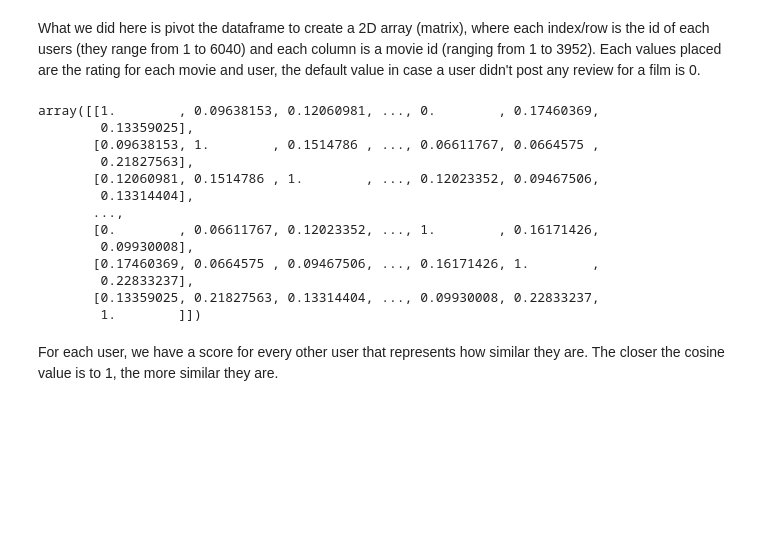
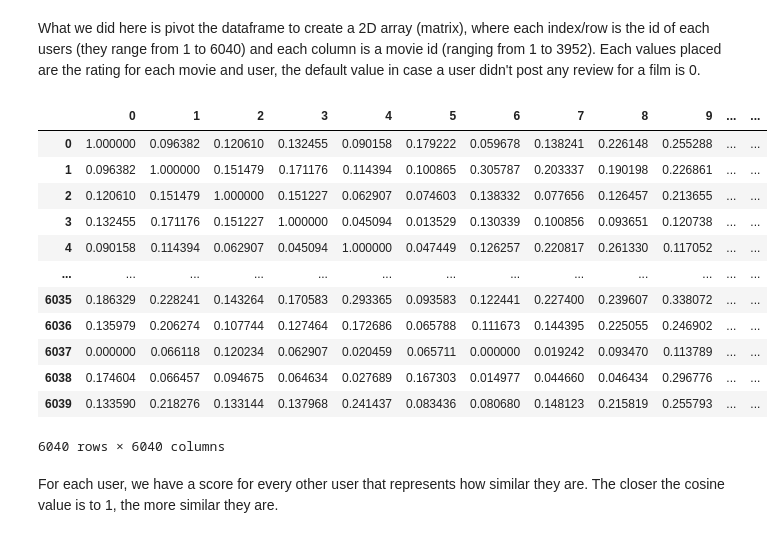
Before and after one commit to nelpats/stage-rs, a Jupyter notebook: notebooks/collaborative_filtering.ipynb, the cells around one changed output. Drawn from its saved outputs; the diff is of its cells as text; code cells hidden in the pictures; blank space fills up the shorter version.

```diff
--- a/notebooks/collaborative_filtering.ipynb
+++ b/notebooks/collaborative_filtering.ipynb
@@ -74,24 +74,25 @@ ratings_matrix.head()
 What we did here is pivot the dataframe to create a 2D array (matrix), where each index/row is the id of each users (they range from 1 to 6040) and each column is a movie id (ranging from 1 to 3952). Each values placed are the rating for each movie and user, the default value in case a user didn't post any review for a film is 0.
 # %%
 # Now we compute the consine similarity between users
+from pandas import DataFrame as df
 
 user_similarity = cosine_similarity(ratings_matrix)
 
-user_similarity
+df(user_similarity)
 # %% [output]
+|  | 0 | 1 | 2 | 3 | 4 | 5 | 6 | 7 | 8 | 9 | ... | ... |
+| 0 | 1.000000 | 0.096382 | 0.120610 | 0.132455 | 0.090158 | 0.179222 | 0.059678 | 0.138241 | 0.226148 | 0.255288 | ... | ... |
+| 1 | 0.096382 | 1.000000 | 0.151479 | 0.171176 | 0.114394 | 0.100865 | 0.305787 | 0.203337 | 0.190198 | 0.226861 | ... | ... |
+| 2 | 0.120610 | 0.151479 | 1.000000 | 0.151227 | 0.062907 | 0.074603 | 0.138332 | 0.077656 | 0.126457 | 0.213655 | ... | ... |
+| 3 | 0.132455 | 0.171176 | 0.151227 | 1.000000 | 0.045094 | 0.013529 | 0.130339 | 0.100856 | 0.093651 | 0.120738 | ... | ... |
+| 4 | 0.090158 | 0.114394 | 0.062907 | 0.045094 | 1.000000 | 0.047449 | 0.126257 | 0.220817 | 0.261330 | 0.117052 | ... | ... |
+| ... | ... | ... | ... | ... | ... | ... | ... | ... | ... | ... | ... | ... |
+| 6035 | 0.186329 | 0.228241 | 0.143264 | 0.170583 | 0.293365 | 0.093583 | 0.122441 | 0.227400 | 0.239607 | 0.338072 | ... | ... |
+| 6036 | 0.135979 | 0.206274 | 0.107744 | 0.127464 | 0.172686 | 0.065788 | 0.111673 | 0.144395 | 0.225055 | 0.246902 | ... | ... |
+| 6037 | 0.000000 | 0.066118 | 0.120234 | 0.062907 | 0.020459 | 0.065711 | 0.000000 | 0.019242 | 0.093470 | 0.113789 | ... | ... |
+| 6038 | 0.174604 | 0.066457 | 0.094675 | 0.064634 | 0.027689 | 0.167303 | 0.014977 | 0.044660 | 0.046434 | 0.296776 | ... | ... |
+| 6039 | 0.133590 | 0.218276 | 0.133144 | 0.137968 | 0.241437 | 0.083436 | 0.080680 | 0.148123 | 0.215819 | 0.255793 | ... | ... |
-array([[1.        , 0.09638153, 0.12060981, ..., 0.        , 0.17460369,
-        0.13359025],
-       [0.09638153, 1.        , 0.1514786 , ..., 0.06611767, 0.0664575 ,
-        0.21827563],
-       [0.12060981, 0.1514786 , 1.        , ..., 0.12023352, 0.09467506,
-        0.13314404],
-       ...,
-       [0.        , 0.06611767, 0.12023352, ..., 1.        , 0.16171426,
-        0.09930008],
-       [0.17460369, 0.0664575 , 0.09467506, ..., 0.16171426, 1.        ,
-        0.22833237],
-       [0.13359025, 0.21827563, 0.13314404, ..., 0.09930008, 0.22833237,
-        1.        ]])
+6040 rows × 6040 columns
 # %% [markdown]
 For each user, we have a score for every other user that represents how similar they are. The closer the cosine value is to 1, the more similar they are.
 # %%
```
Also changed, not shown: parts of 9 cells of this notebook.
